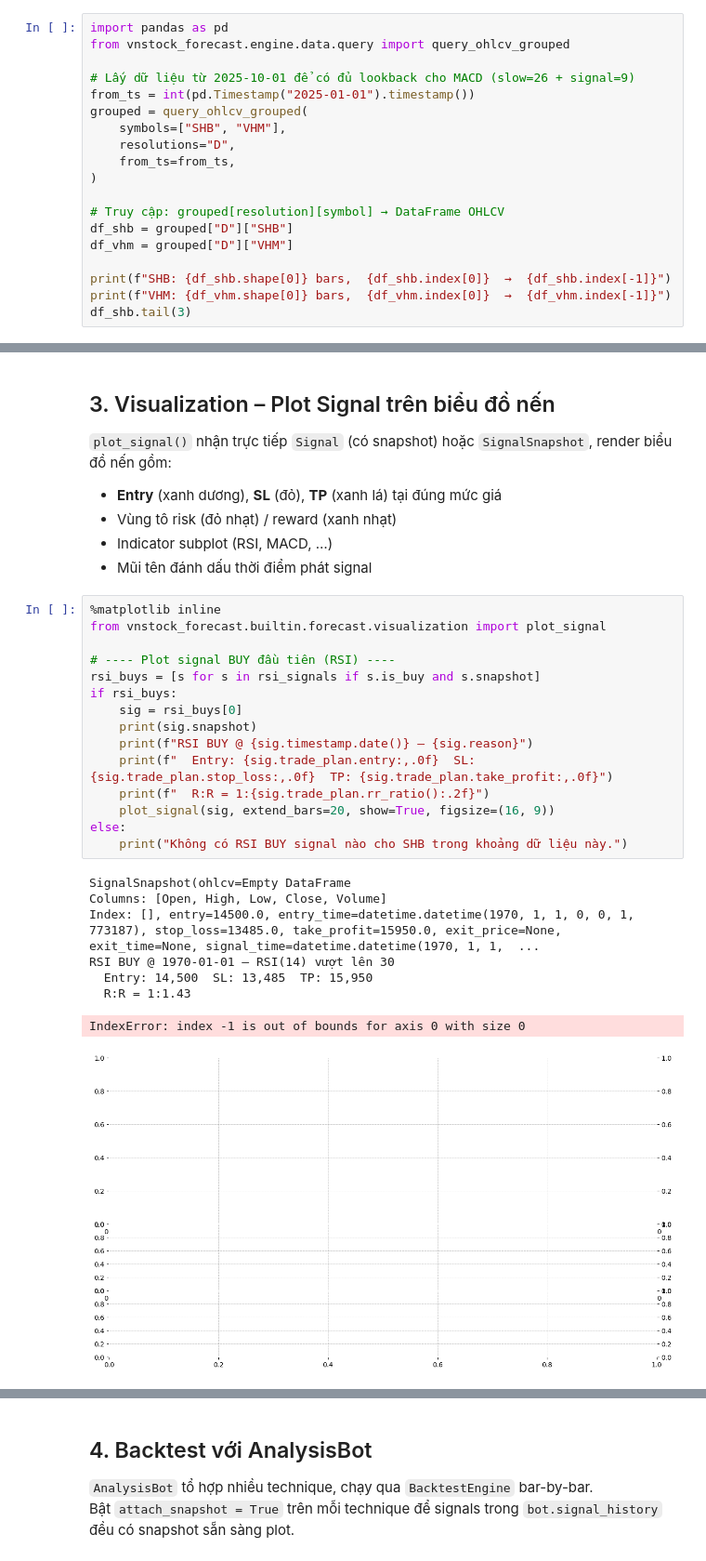
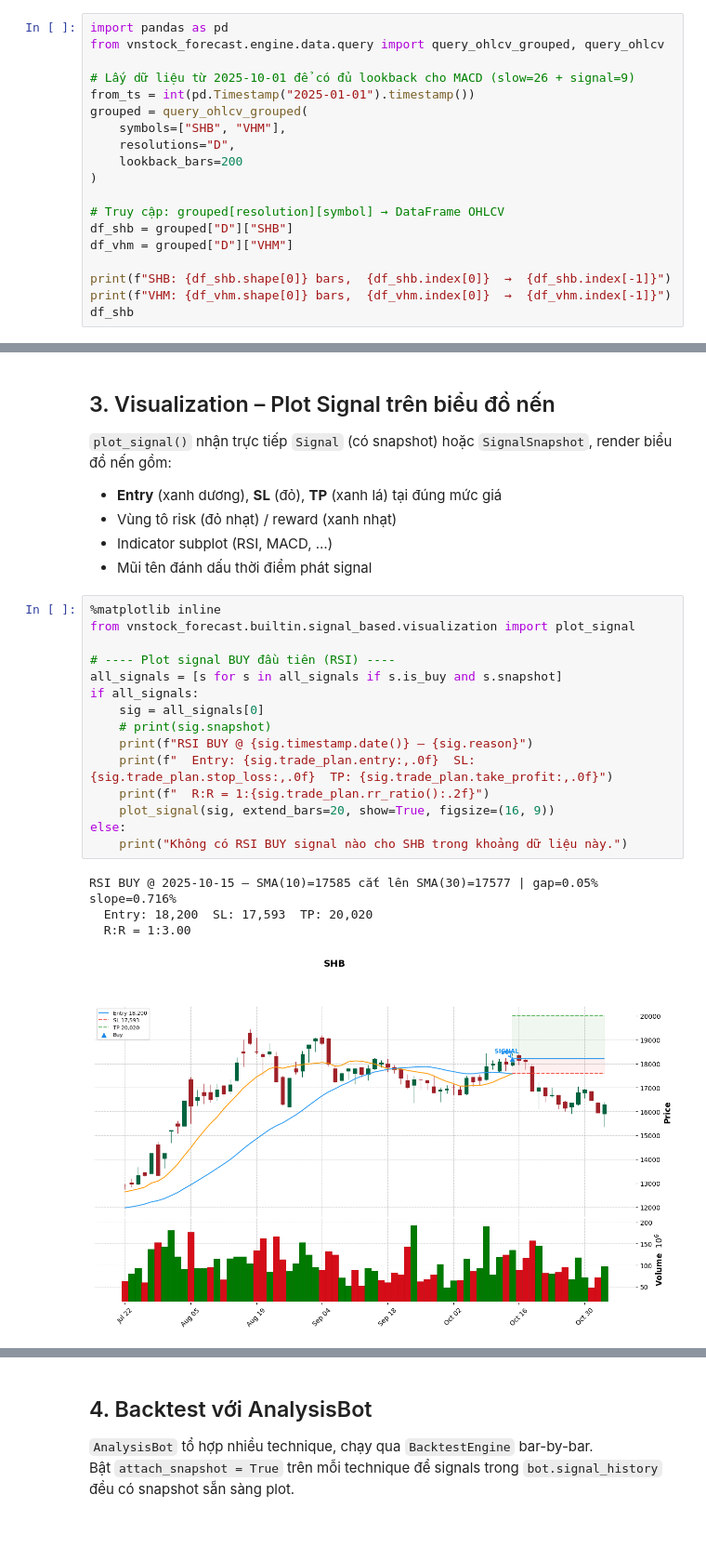
Before and after one commit to hailong103207/vietstock-DL-v2, a Jupyter notebook: notebooks/guide/analysis_bot_tutorial.ipynb, the cells around one changed output, grey strips where cells are left out. Shown at 93% size. Saved outputs shown, nothing was run; the diff lists cells and outputs as text; blank space fills up the shorter version.

```diff
--- a/notebooks/guide/analysis_bot_tutorial.ipynb
+++ b/notebooks/guide/analysis_bot_tutorial.ipynb
@@ -15,14 +15,14 @@ Tutorial này bao gồm:
 Sử dụng `query_ohlcv_grouped()` để lấy dữ liệu daily cho **SHB** và **VHM** từ Q4-2025 (cần lookback cho indicator) đến hiện tại.
 # %%
 import pandas as pd
-from vnstock_forecast.engine.data.query import query_ohlcv_grouped
+from vnstock_forecast.engine.data.query import query_ohlcv_grouped, query_ohlcv
 
 # Lấy dữ liệu từ 2025-10-01 để có đủ lookback cho MACD (slow=26 + signal=9)
 from_ts = int(pd.Timestamp("2025-01-01").timestamp())
 grouped = query_ohlcv_grouped(
     symbols=["SHB", "VHM"],
     resolutions="D",
-    from_ts=from_ts,
+    lookback_bars=200
 )
 
 # Truy cập: grouped[resolution][symbol] → DataFrame OHLCV
@@ -31,5 +31,5 @@ df_vhm = grouped["D"]["VHM"]
 
 print(f"SHB: {df_shb.shape[0]} bars,  {df_shb.index[0]}  →  {df_shb.index[-1]}")
 print(f"VHM: {df_vhm.shape[0]} bars,  {df_vhm.index[0]}  →  {df_vhm.index[-1]}")
-df_shb.tail(3)
+df_shb
 # %% [output]
@@ -146,25 +150,21 @@ Tổng: 60 signals (26 BUY, 34 SELL)
 - Mũi tên đánh dấu thời điểm phát signal
 # %%
 %matplotlib inline
-from vnstock_forecast.builtin.forecast.visualization import plot_signal
+from vnstock_forecast.builtin.signal_based.visualization import plot_signal
 
 # ---- Plot signal BUY đầu tiên (RSI) ----
-rsi_buys = [s for s in rsi_signals if s.is_buy and s.snapshot]
-if rsi_buys:
-    sig = rsi_buys[0]
-    print(sig.snapshot)
+all_signals = [s for s in all_signals if s.is_buy and s.snapshot]
+if all_signals:
+    sig = all_signals[0]
+    # print(sig.snapshot)
     print(f"RSI BUY @ {sig.timestamp.date()} — {sig.reason}")
     print(f"  Entry: {sig.trade_plan.entry:,.0f}  SL: {sig.trade_plan.stop_loss:,.0f}  TP: {sig.trade_plan.take_profit:,.0f}")
     print(f"  R:R = 1:{sig.trade_plan.rr_ratio():.2f}")
     plot_signal(sig, extend_bars=20, show=True, figsize=(16, 9))
 else:
     print("Không có RSI BUY signal nào cho SHB trong khoảng dữ liệu này.")
 # %% [output]
-SignalSnapshot(ohlcv=Empty DataFrame
-Columns: [Open, High, Low, Close, Volume]
-Index: [], entry=14500.0, entry_time=datetime.datetime(1970, 1, 1, 0, 0, 1, 773187), stop_loss=13485.0, take_profit=15950.0, exit_price=None, exit_time=None, signal_time=datetime.datetime(1970, 1, 1,  ...
-RSI BUY @ 1970-01-01 — RSI(14) vượt lên 30
-  Entry: 14,500  SL: 13,485  TP: 15,950
-  R:R = 1:1.43
+RSI BUY @ 2025-10-15 — SMA(10)=17585 cắt lên SMA(30)=17577 | gap=0.05% slope=0.716%
+  Entry: 18,200  SL: 17,593  TP: 20,020
+  R:R = 1:3.00
-IndexError: index -1 is out of bounds for axis 0 with size 0
-[figure, old version]
+[figure, new version]
```
Also changed, not shown: parts of 13 cells of this notebook, 9 other files.
